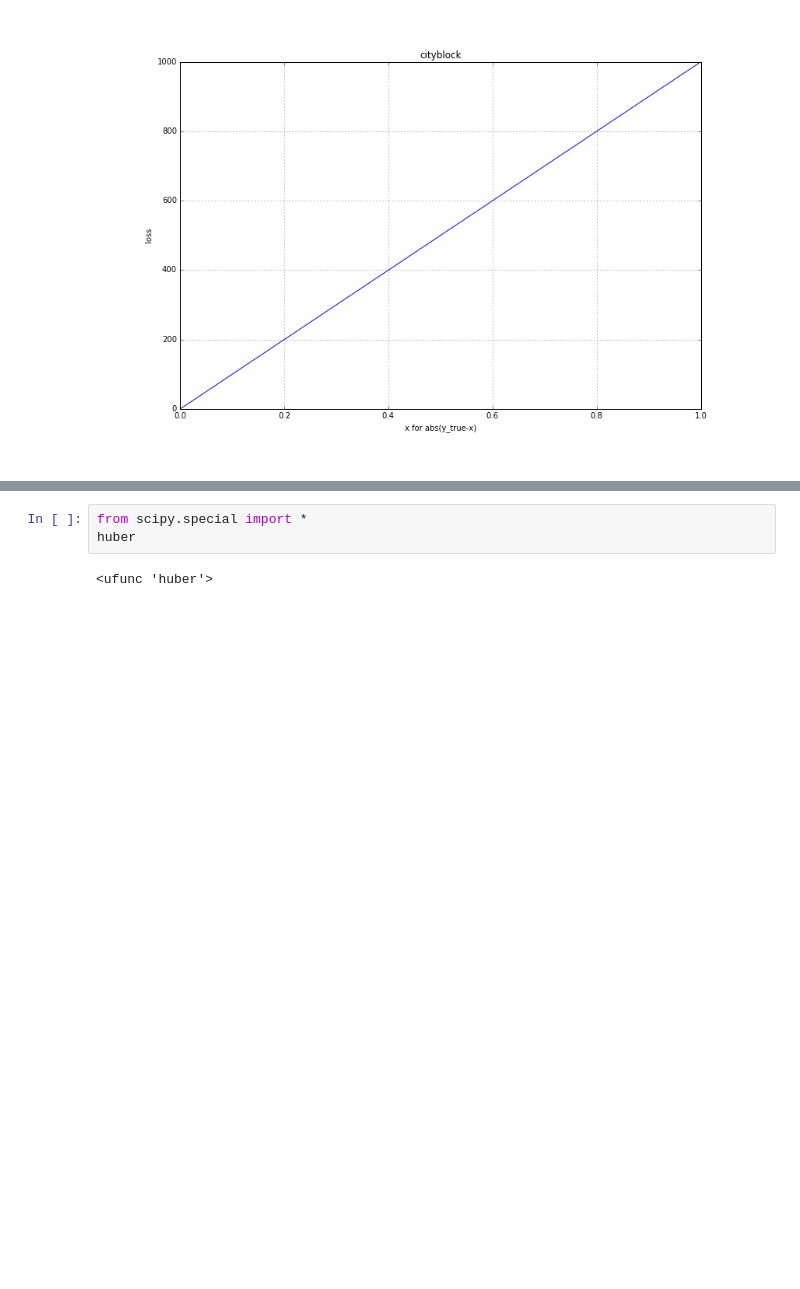
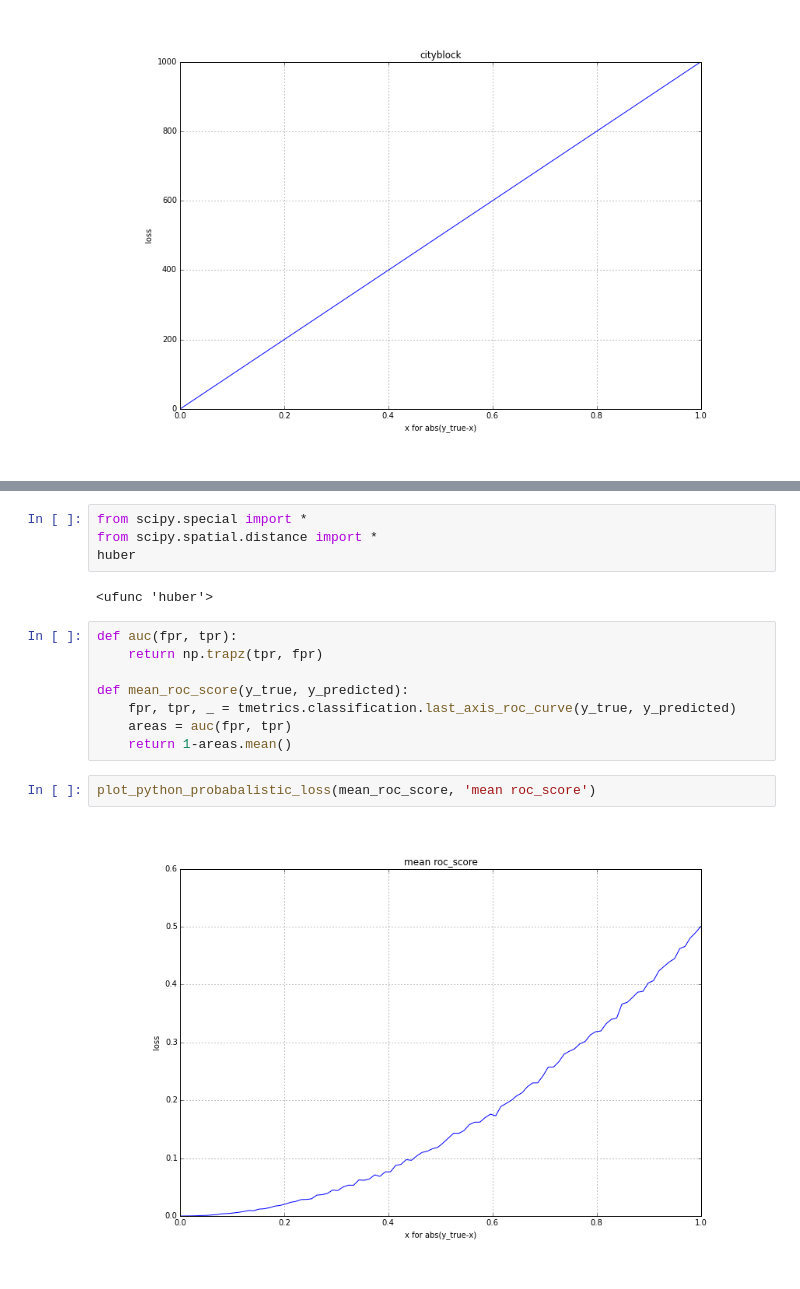
Before and after one commit to jonathanstrong/tmetrics, a Jupyter notebook: visualize.ipynb, the cells around one changed output, grey strips where cells are left out. Saved outputs shown, nothing was run; the diff lists cells and outputs as text; blank space fills up the shorter version.

Commit message:
row-wise roc scores added

```diff
--- a/visualize.ipynb
+++ b/visualize.ipynb
@@ -262,5 +274,18 @@ plot_python_probabalistic_loss(huber, 'huber')
 # %%
 from scipy.special import *
+from scipy.spatial.distance import *
 huber
 # %% [output]
 <ufunc 'huber'>
+# %%
+def auc(fpr, tpr):
+    return np.trapz(tpr, fpr)
+
+def mean_roc_score(y_true, y_predicted):
+    fpr, tpr, _ = tmetrics.classification.last_axis_roc_curve(y_true, y_predicted)
+    areas = auc(fpr, tpr)
+    return 1-areas.mean()
+# %%
+plot_python_probabalistic_loss(mean_roc_score, 'mean roc_score')
+# %% [output]
+[figure, added]
```
Also changed, not shown: parts of 31 cells of this notebook, 3 other files.
